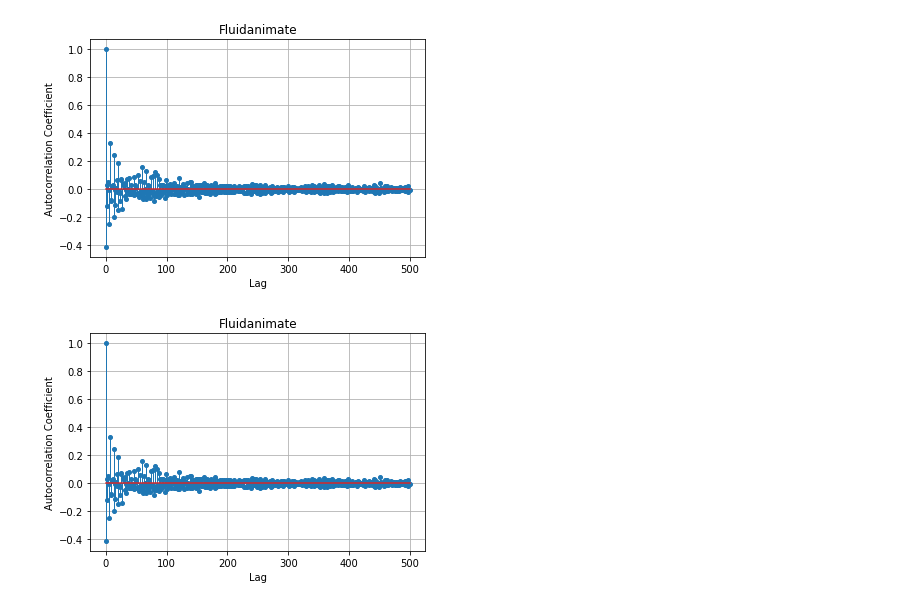
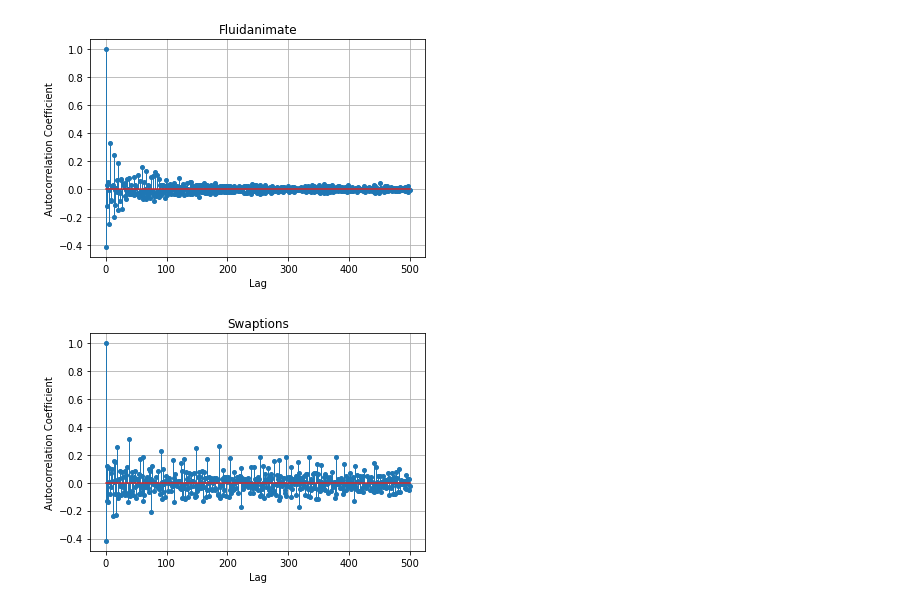
Before and after one commit to mcapuccini/dl-prefetch, a Jupyter notebook: notebooks/autocorrelation.ipynb, the cells around one changed output. Saved outputs shown, nothing was run; the diff lists cells and outputs as text; code cells hidden in the pictures.

```diff
--- a/notebooks/autocorrelation.ipynb
+++ b/notebooks/autocorrelation.ipynb
@@ -49,8 +49,8 @@ plot_autocorr(fluidanimate, 'Fluidanimate')
 [figure]
 # %%
 %matplotlib inline
-# Ferret
-fluidanimate = np.vstack(([0,1], np.load('/traces/fluidanimate/autocorr.npy')))
-plot_autocorr(fluidanimate, 'Fluidanimate')
+# Swaptions
+swaptions = np.vstack(([0,1], np.load('/traces/swaptions/autocorr.npy')))
+plot_autocorr(swaptions, 'Swaptions')
 # %% [output]
-[figure, old version]
+[figure, new version]
```
